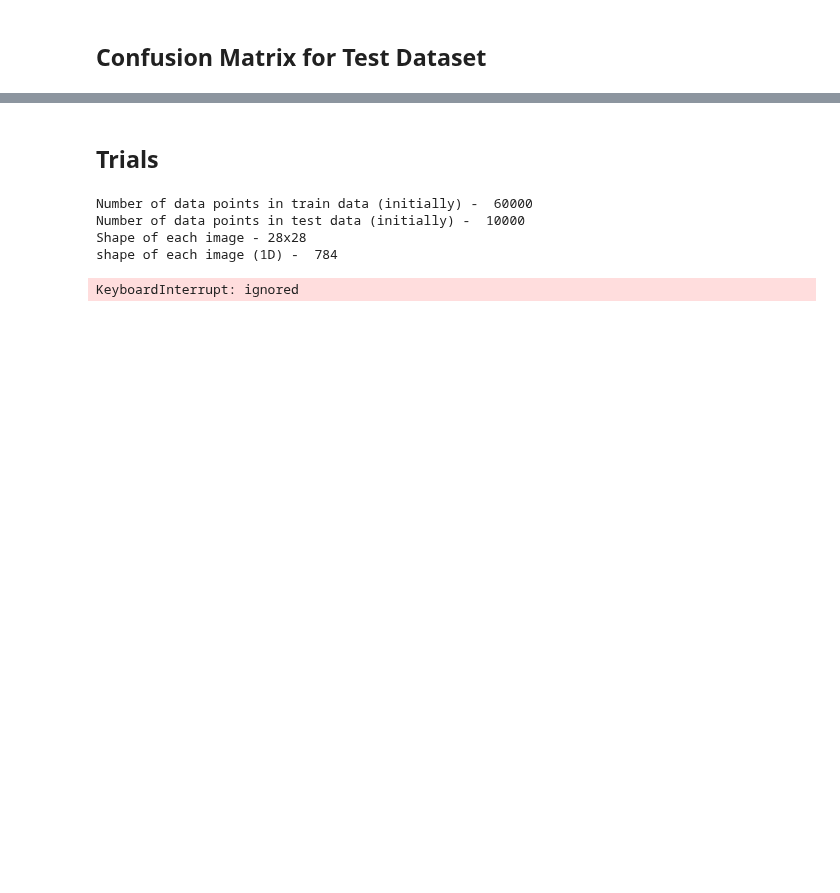
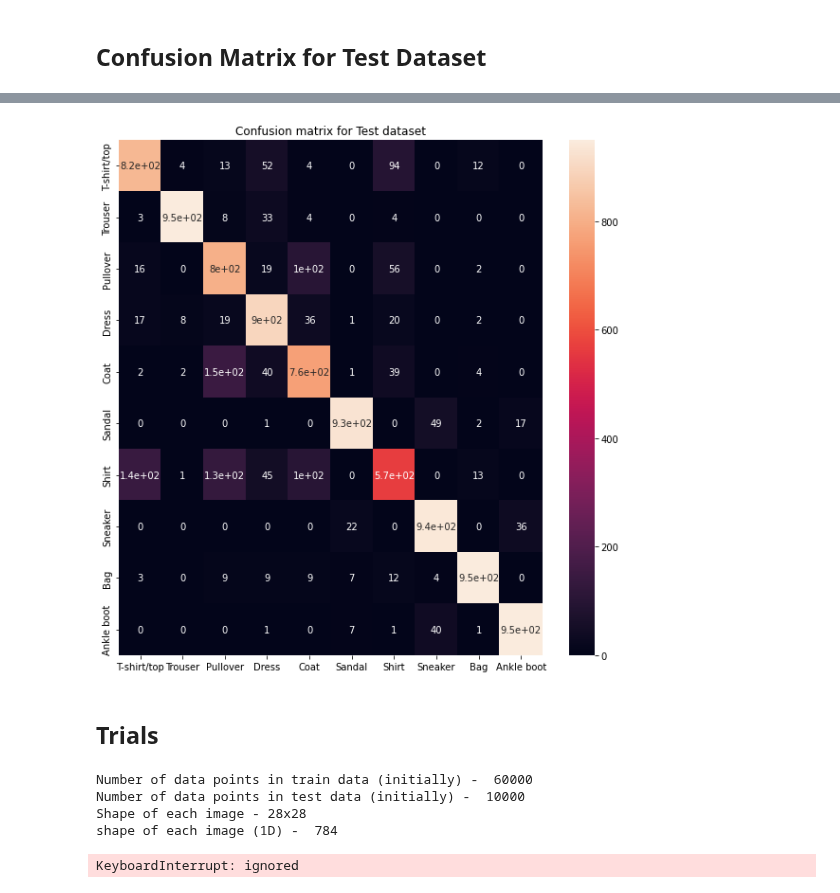
Before and after one commit to safikhanSoofiyani/Back-Propagation-from-scratch, a Jupyter notebook: CS6910_Assignment1.ipynb, the cells around one changed output, grey strips where cells are left out. Saved outputs shown, nothing was run; the diff lists cells and outputs as text; code cells hidden in the pictures; blank space fills up the shorter version.

```diff
--- a/CS6910_Assignment1.ipynb
+++ b/CS6910_Assignment1.ipynb
@@ -185,4 +221,2 @@ Waiting for W&B process to finish, PID 187... (success).
 [interactive output not drawn]
 <Figure size 432x288 with 0 Axes>
-# %%
-X_train, X_val, X_test, y_train, y_val, y_test, labels = prepare_data()
@@ -897,20 +1217,51 @@ def nadam(X_train,y_train, eta, max_epochs, layers, mini_batch_size, lambd, loss
+# %%
+def fit(X_train, y_train, layer_sizes, learning_rate = 0.0001, initialization_type = "random", activation_function = "sigmoid", loss_function = "cross_entropy", mini_batch_Size = 32, max_epochs = 5, lambd = 0, optimization_function = mini_batch_gd):
+
+  ''' This function is actually used to run the training process. It first
+  initializes the network and calls the respective optimization function
+  to train the model. It also prints the train and validation losses for each
+  training epoch
+
+  The input is the training data, true labels, overall architecture of the network,
+  learning rate, initialization type, activation function, loss function, mini
+  batch size, maximum epochs, lambda for regularization, and the optimization
+  function to be used
+
+  The output is the trained models parameters'''
+
+  parameters = nn_init(init_type = initialization_type, layer_sizes = layer_sizes)
+  parameters, train_errors_list, val_errors_list = optimization_function(X_train, y_train,learning_rate, max_epochs, layer_sizes, mini_batch_Size, lambd, loss_function, activation_function, parameters)
+  print(train_errors_list)
+  print(val_errors_list)
+
+  return parameters
 # %% [markdown]
 <h2> Predict </h2>
 Function to predict the labels after training the model
 # %%
-def predict(X_train,y_train,parameters,activation,layer_sizes):
+def predict(X ,y,parameters,activation,layer_sizes):
 
-  '''This function is used to simple take a model parameters
+  '''This function is used to simply take a models parameters
       and run the data points using forward prop, and return the outputs
-      of all the input data points'''
+      of all the input data points
+
+      The input is the data points, true labels, parameters of the network,
+      Choice of the activation function, overall architecture of the network
+
+      The output is the list of all the predicted values for all the data points'''
 
   result = []
 
-  for i in range(len(X_train)):
-    h,a,y_hat = forward_prop(X_train[i], y_train[i], parameters, activation, layer_sizes)
+  #Iterate over all the data points in the given data set
+  for i in range(len(X)):
+
+    #forward propagate the data point
+    h,a,y_hat = forward_prop(X[i], y[i], parameters, activation, layer_sizes)
 
     #converting y_hat to a 1d array to match with the y
     y_hat = y_hat.flatten()
+
+    #storing the result into the result list
     result.append(y_hat)
 
   return result
@@ -1264,6 +1673,10 @@ def plot_local_confmat(y_true,y_pred):
   ax.set_title("Confusion matrix for Test dataset")
   sn.heatmap(cmat,annot=True,xticklabels=labels,yticklabels=labels)
   plt.show()
+# %%
+plot_local_confmat(y_t, y_pred)
+# %% [output]
+[figure, added]
 # %% [markdown]
 <h2> Trials
 # %%
```
Also changed, not shown: parts of 69 cells of this notebook.
